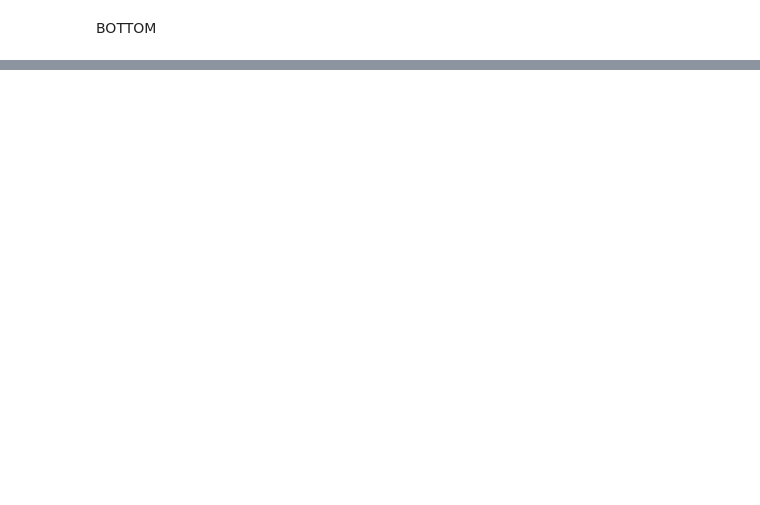
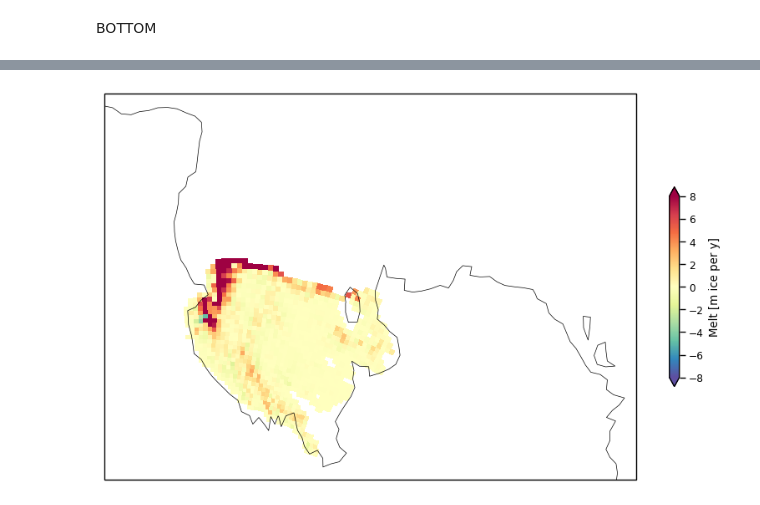
Before and after one commit to ClimateClara/basal_melt_NEMO, a Jupyter notebook: notebooks/reproduce_Kat_figures.ipynb, the cells around one changed output, grey strips where cells are left out. Drawn from its saved outputs; the diff is of its cells as text; code cells hidden in the pictures; blank space fills up the shorter version.

Commit message:
reproduced the melt figures

```diff
--- a/notebooks/reproduce_Kat_figures.ipynb
+++ b/notebooks/reproduce_Kat_figures.ipynb
@@ -218,0 +285,5 @@ f = maps_compare3(lon_Ross,lat_Ross,T_grid_vars_closed_Ross['so'].isel(deptht=bo
+# %%
+mask_Ant = lat < -50
+mask_melt_Weddell = (lon <= -30.) & (lon >= -80.) & (lat >= -84.) & (lat <= -74.)
+mask_melt_Ross = ((lon <= -140) | (lon >= 150)) & (lat >= -87.) & (lat <= -77.)
+mask_melt_LarsenC = (lon <= -57) & (lon >= -66) & (lat >= -71.) & (lat <= -65.)
@@ -218,0 +292,2 @@ f = maps_compare3(lon_Ross,lat_Ross,T_grid_vars_closed_Ross['so'].isel(deptht=bo
+# %%
+melt_mwe_per_y = (T_grid_vars_open['iceshelf_cav'] /1000 * yearinsec).sum('deptht')
@@ -218,0 +299,5 @@ f = maps_compare3(lon_Ross,lat_Ross,T_grid_vars_closed_Ross['so'].isel(deptht=bo
+# %%
+# Ross
+melt_open_Ross = melt_mwe_per_y.where(mask_melt_Ross, drop=True)
+lon_melt_Ross = melt_open_Ross['nav_lon']
+lat_melt_Ross = melt_open_Ross['nav_lat']
@@ -218,0 +372,4 @@ f = maps_compare3(lon_Ross,lat_Ross,T_grid_vars_closed_Ross['so'].isel(deptht=bo
+# %%
+maps_melt(lon_melt_Ross,lat_melt_Ross,melt_open_Ross.where(melt_open_Ross != 0),'Melt [m ice per y]',mpl.cm.Spectral_r,'Ross','yes',lat_lim=-50)
+# %% [output]
+[figure, added]
```
Also changed, not shown: parts of 31 cells of this notebook, 1 other file.
